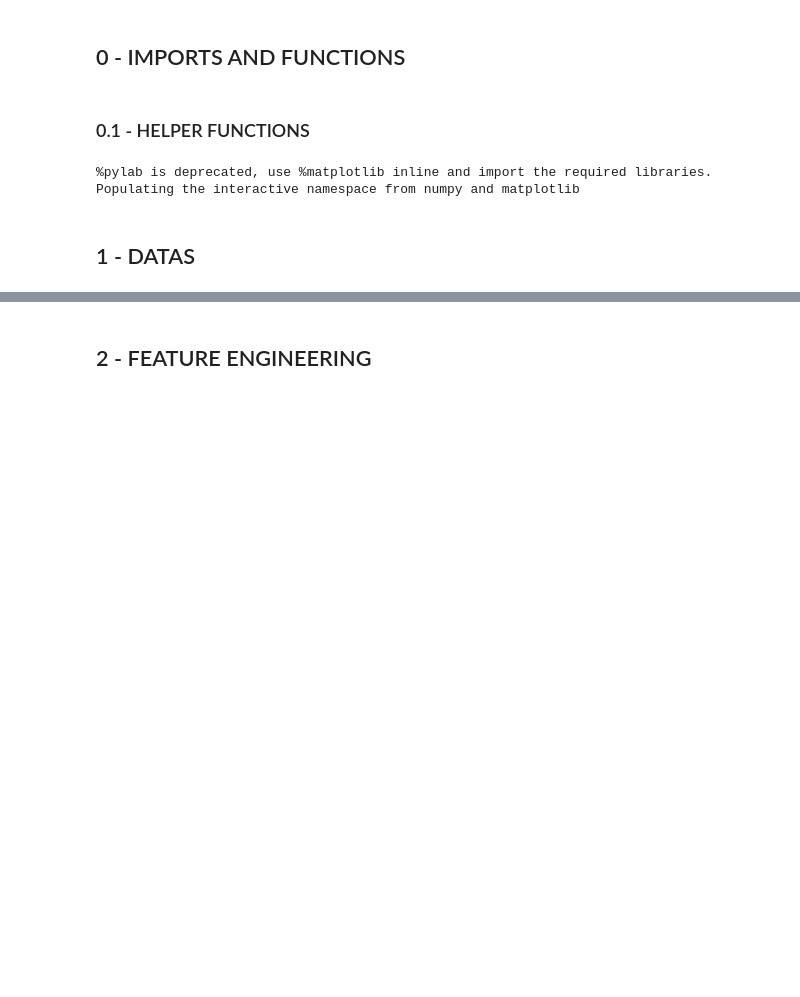
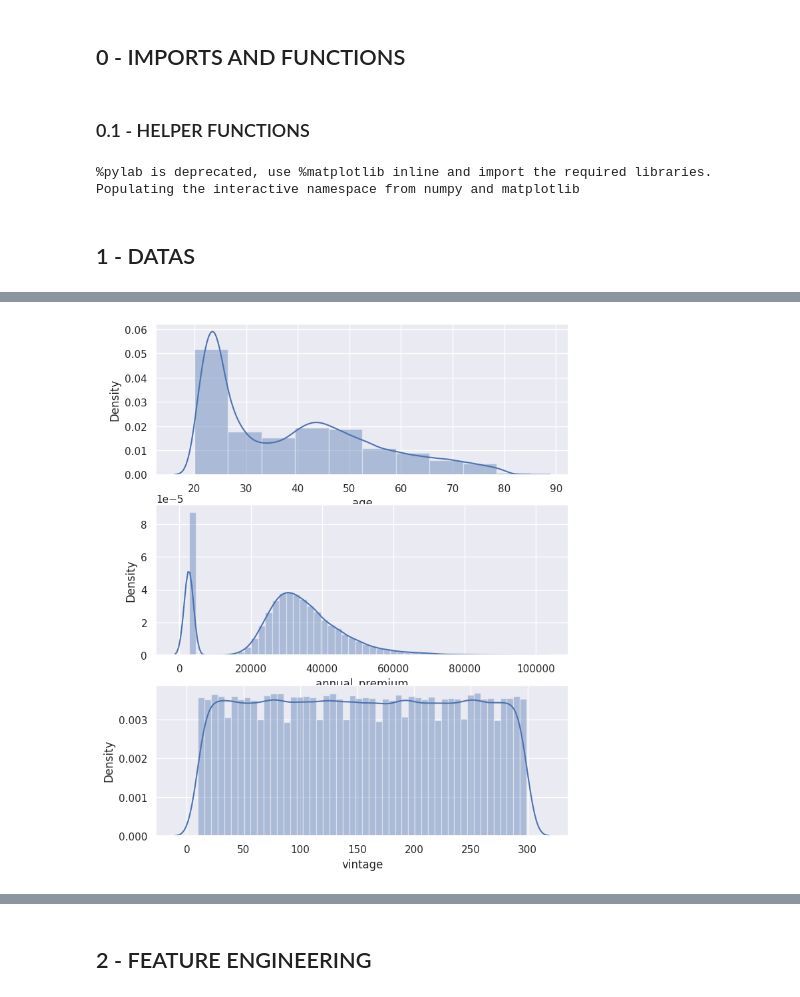
Before and after one commit to RPerottoni/Health_Insurance_Cross_Sell, a Jupyter notebook: notebooks/RP_01_Health_Insurance_Cross_Sell_V3.ipynb, the cells around one changed output, grey strips where cells are left out. Drawn from its saved outputs; the diff is of its cells as text; code cells hidden in the pictures; blank space fills up the shorter version.

```diff
--- a/notebooks/RP_01_Health_Insurance_Cross_Sell_V3.ipynb
+++ b/notebooks/RP_01_Health_Insurance_Cross_Sell_V3.ipynb
@@ -171,4 +171,4 @@ Populating the interactive namespace from numpy and matplotlib
 ## 1 - DATAS
 # %%
 # Train Datas - Windows
-df = pd.read_csv('C:/Users/perot/Documents/ds_repos/projects/Health_Insurance_Cross_Sell/data/raw/data.csv')
+df = pd.read_csv('/home/reng/Documents/ds_repos/Projects/Health_Insurance_Cross_Sell/data/raw/data.csv')
@@ -174,0 +177,12 @@ df = pd.read_csv('C:/Users/perot/Documents/ds_repos/projects/Health_Insurance_Cr
+# %%
+# Creation of test dataset
+
+X = df.drop( 'response', axis=1 )
+y = df['response'].copy()
+
+xbase, x_base, ytest, y_test = ms.train_test_split( X, y, test_size=0.10 )
+
+base = pd.concat([ xbase, ytest ], axis=1 )
+test_ans = pd.concat([ x_base, y_test ], axis=1 )
+
+print(f" xbase: {xbase.shape}\n ytest: {ytest.shape}\n x_base: {x_base.shape}\n y_test: {y_test.shape}\n")
@@ -174,0 +197,12 @@ df = pd.read_csv('C:/Users/perot/Documents/ds_repos/projects/Health_Insurance_Cr
+# %%
+# Creation of training and validation dataset
+
+X = base.drop( 'response', axis=1 )
+y = base['response'].copy()
+
+x_training, x_valid, y_training, y_valid = ms.train_test_split( X, y, test_size=0.20 )
+
+df1 = pd.concat([x_training, y_training], axis=1)
+df1_valid = pd.concat([x_valid, y_valid], axis=1)
+
+print(f" x_training: {x_training.shape}\n y_training: {y_training.shape}\n x_valid: {x_valid.shape}\n y_valid: {y_valid.shape}\n df1: {df1.shape}\n df1_valid: {df1_valid.shape}")
@@ -184,6 +242,6 @@ df.dtypes
 # %%
 # Changing data types
-df['region_code'] = df['region_code'].astype(object)
-df['policy_sales_channel'] = df['policy_sales_channel'].astype(object)
+df1['region_code'] = df1['region_code'].astype(object)
+df1['policy_sales_channel'] = df1['policy_sales_channel'].astype(object)
 # %%
 # Check NAN Values
@@ -221,9 +329,11 @@ m
 # %%
 # Looking at the distribuition of the following variables.
 fig, axs = plt.subplots(3, figsize = (8, 10))
-sns.distplot(df['age'], ax=axs[0], bins=10)
-sns.distplot(df[df['annual_premium']<100000]['annual_premium'], ax=axs[1])
-sns.distplot(df['vintage'], ax=axs[2]);
+sns.distplot(df1['age'], ax=axs[0], bins=10)
+sns.distplot(df1[df1['annual_premium']<100000]['annual_premium'], ax=axs[1])
+sns.distplot(df1['vintage'], ax=axs[2]);
+# %% [output]
+[figure, added]
 # %%
 fig, axs = plt.subplots(ncols=3, nrows=2, figsize= (15, 8))
 
```
Also changed, not shown: parts of 54 cells of this notebook, 2 other files.
